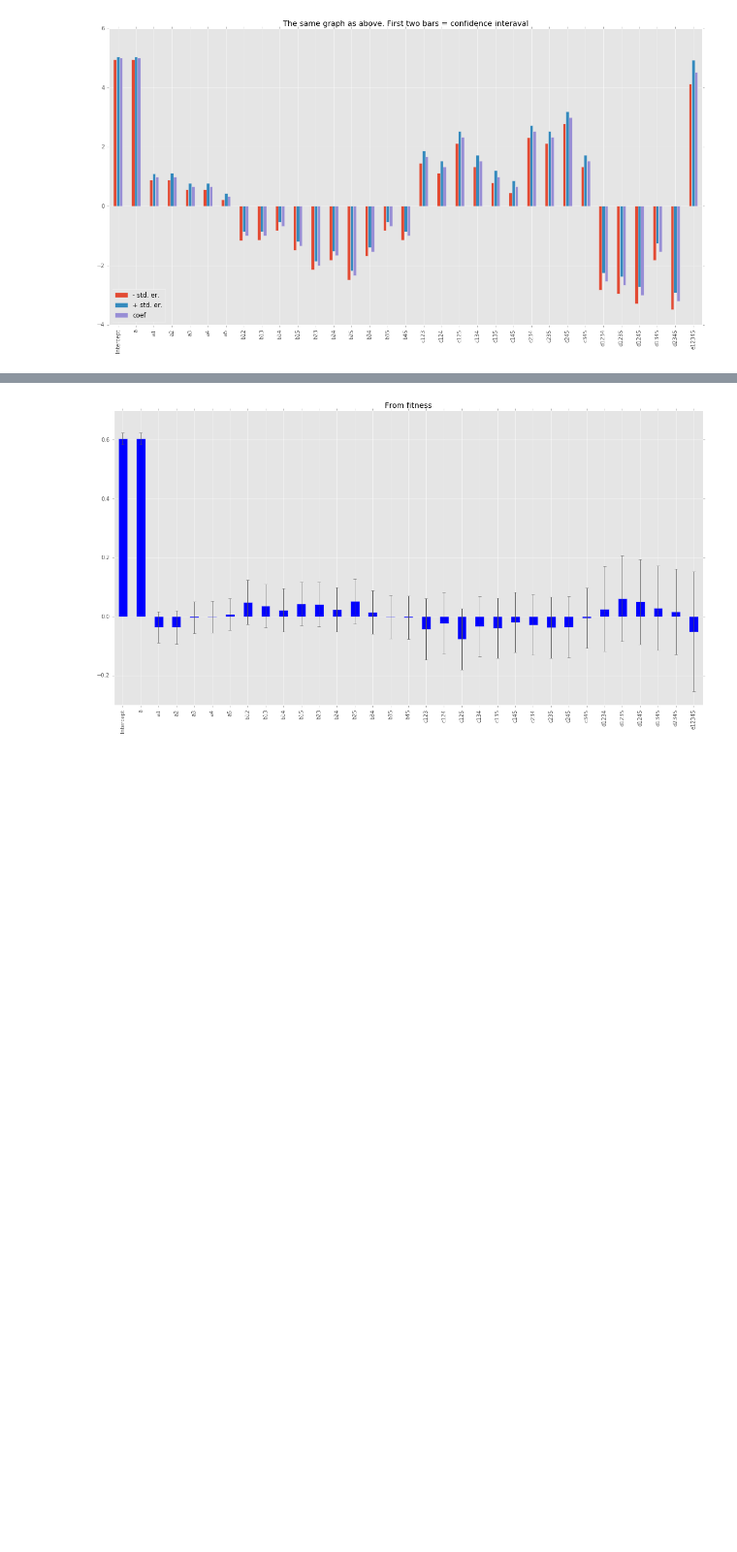
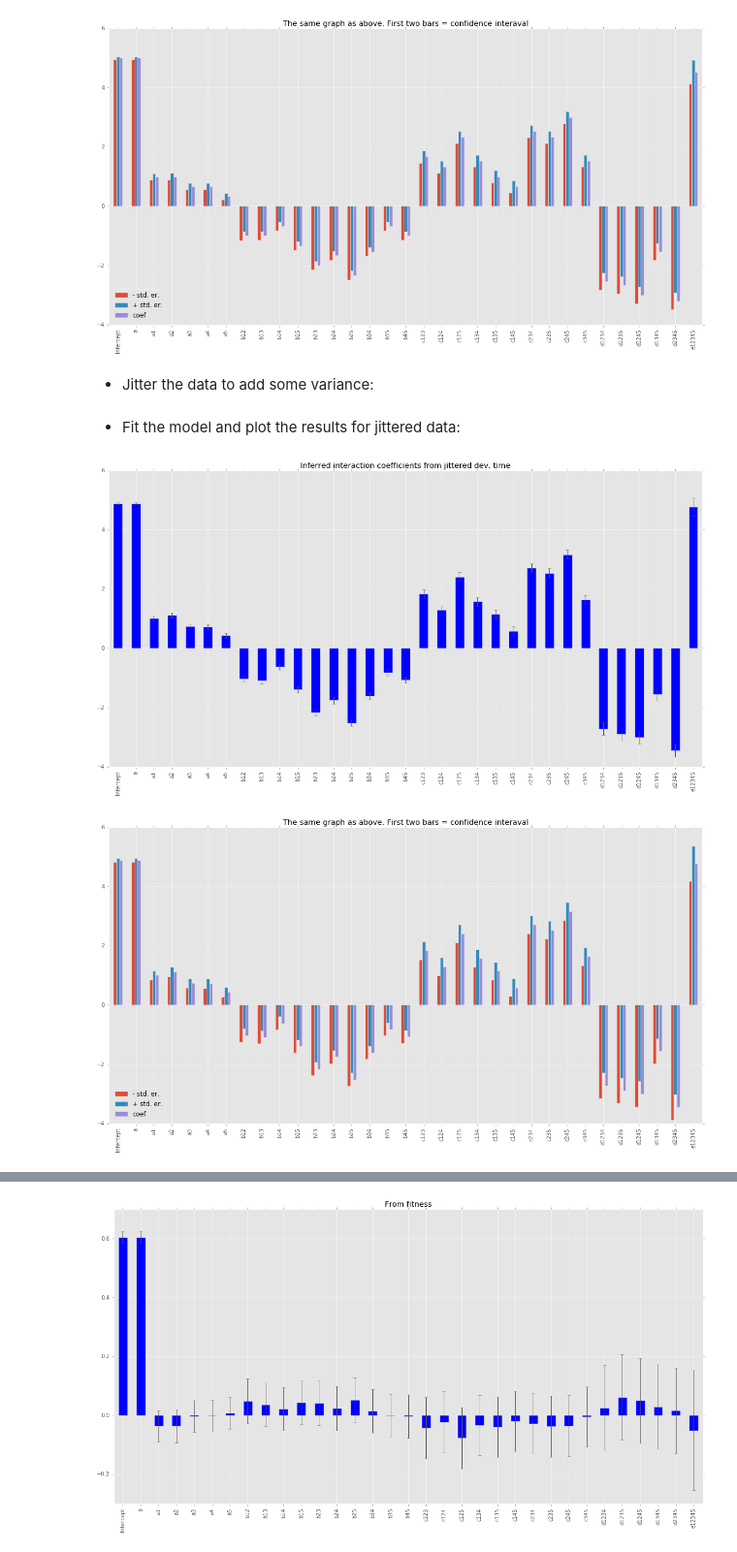
Before and after one commit to gavryushkin/microinteractions, a Jupyter notebook: taylor_lin_fit.ipynb, the cells around one changed output, grey strips where cells are left out. Shown: that part at 97% size. Saved outputs shown, nothing was run; the diff lists cells and outputs as text; code cells hidden in the pictures; blank space fills up the shorter version.

```diff
--- a/taylor_lin_fit.ipynb
+++ b/taylor_lin_fit.ipynb
@@ -127,3 +140,5 @@ plt.savefig("dev_time_conf_int_as_bars.svg")
 # %% [output]
 [figure]
 [figure]
+# %% [markdown]
+- Jitter the data to add some variance:
@@ -129,0 +170,50 @@ plt.savefig("dev_time_conf_int_as_bars.svg")
+# %% [markdown]
+- Fit the model and plot the results for jittered data:
+# %%
+lm_devtime_jitter = smf.ols(formula="development ~ a + a1 + a2 + a3 + a4 + a5 +"
+                            "b12 + b13 + b14 + b15 + b23 + b24 + b25 + b34 + b35 + b45 +"
+                            "c123 + c124 + c125 + c134 + c135 + c145 + c234 + c235 + c245 + c345 +"
+                            "d1234 + d1235 + d1245 + d1345 + d2345 + e12345", data=data_jitter).fit()
+conf_int_devtime_jitter = pd.DataFrame(lm_devtime_jitter.conf_int())
+conf_int_devtime_jitter[2] = [lm_devtime_jitter.params.a,
+                              lm_devtime_jitter.params.a,
+                              lm_devtime_jitter.params.a1,
+                              lm_devtime_jitter.params.a2,
+                              lm_devtime_jitter.params.a3,
+                              lm_devtime_jitter.params.a4,
+                              lm_devtime_jitter.params.a5,
+                              lm_devtime_jitter.params.b12,
+                              lm_devtime_jitter.params.b13,
+                              lm_devtime_jitter.params.b14,
+                              lm_devtime_jitter.params.b15,
+                              lm_devtime_jitter.params.b23,
+                              lm_devtime_jitter.params.b24,
+                              lm_devtime_jitter.params.b25,
+                              lm_devtime_jitter.params.b34,
+                              lm_devtime_jitter.params.b35,
+                              lm_devtime_jitter.params.b45,
+                              lm_devtime_jitter.params.c123,
+                              lm_devtime_jitter.params.c124,
+                              lm_devtime_jitter.params.c125,
+                              lm_devtime_jitter.params.c134,
+                              lm_devtime_jitter.params.c135,
+                              lm_devtime_jitter.params.c145,
+                              lm_devtime_jitter.params.c234,
+                              lm_devtime_jitter.params.c235,
+                              lm_devtime_jitter.params.c245,
+                              lm_devtime_jitter.params.c345,
+                              lm_devtime_jitter.params.d1234,
+                              lm_devtime_jitter.params.d1235,
+                              lm_devtime_jitter.params.d1245,
+                              lm_devtime_jitter.params.d1345,
+                              lm_devtime_jitter.params.d2345,
+                              lm_devtime_jitter.params.e12345]
+conf_int_devtime_jitter.columns = ["- std. er.", "+ std. er.", "coef"]
+conf_int_devtime_jitter["coef"].plot.bar(yerr=lm_devtime_jitter.bse, figsize=(20,10), color="b",
+                                         title="Inferred interaction coefficients from jittered dev. time")
+plt.savefig("dev_time_jitter_conf_int_as_range.svg")
+conf_int_devtime_jitter.plot.bar(figsize=(20,10), title="The same graph as above. First two bars = confidence interaval")
+plt.savefig("dev_time_jitter_conf_int_as_bars.svg")
+# %% [output]
+[figure, added]
+[figure, added]
```
Also changed, not shown: parts of 12 cells of this notebook, 1 other file.
